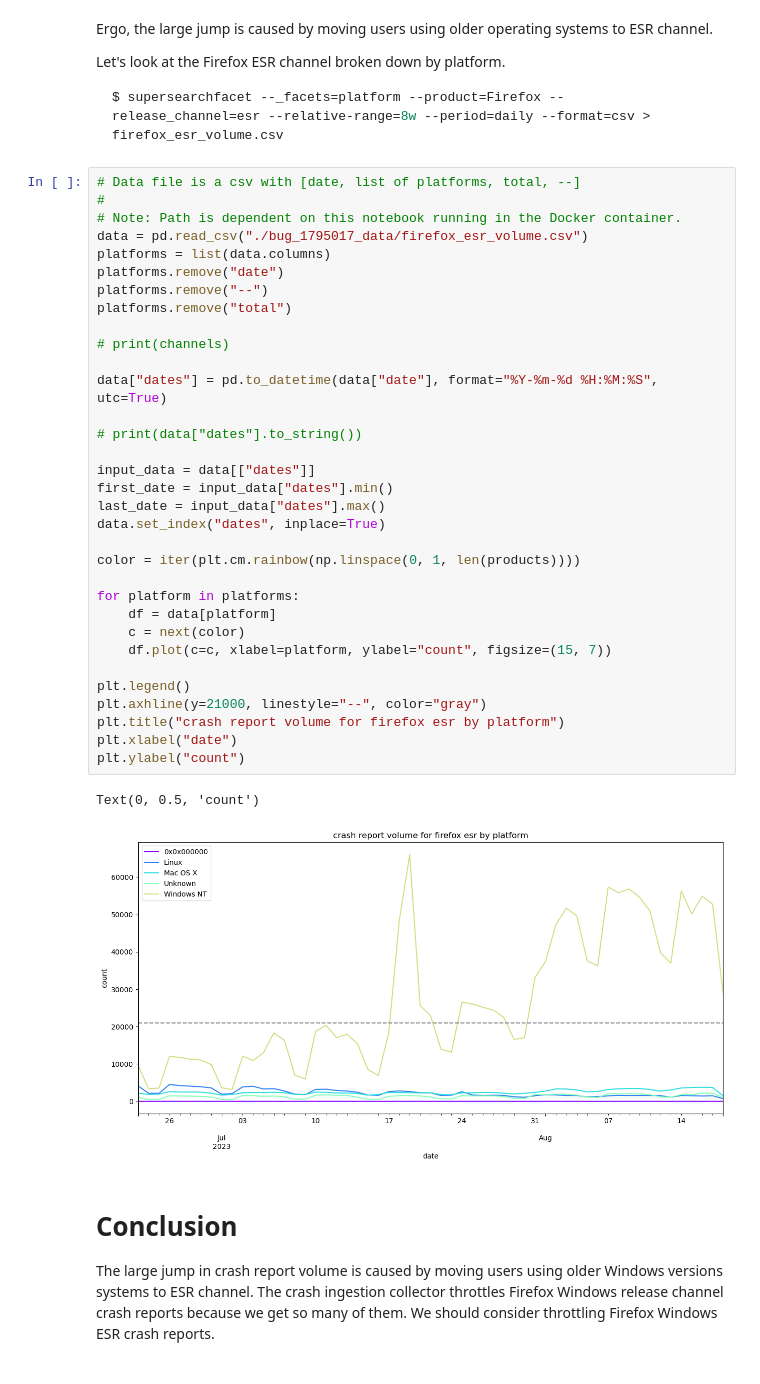
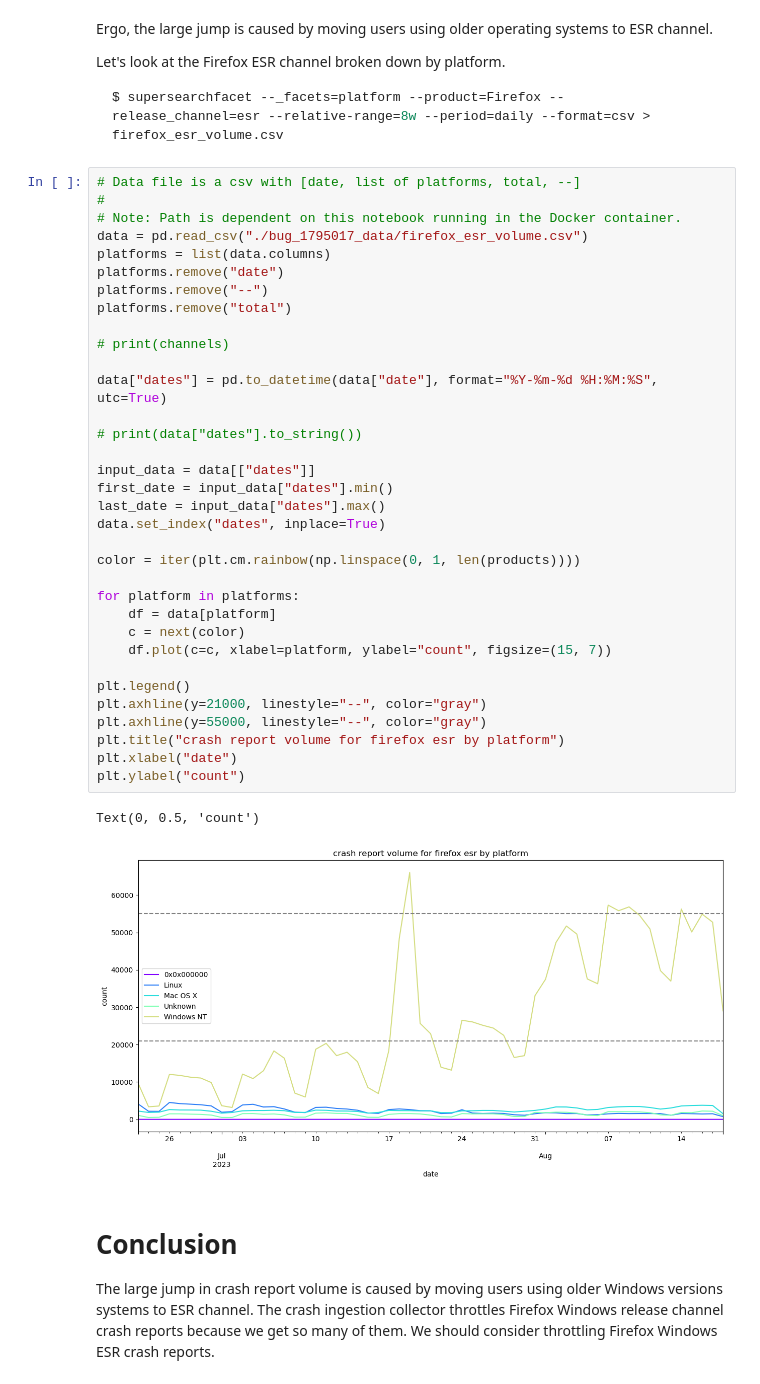
Before and after one commit to willkg/socorro-jupyter, a Jupyter notebook: notebooks/bug_1795017_volume_20230816.ipynb, the cells around one changed output. Drawn from its saved outputs; the diff is of its cells as text.

```diff
--- a/notebooks/bug_1795017_volume_20230816.ipynb
+++ b/notebooks/bug_1795017_volume_20230816.ipynb
@@ -113,34 +113,35 @@ data = pd.read_csv("./bug_1795017_data/firefox_esr_volume.csv")
 platforms = list(data.columns)
 platforms.remove("date")
 platforms.remove("--")
 platforms.remove("total")
 
 # print(channels)
 
 data["dates"] = pd.to_datetime(data["date"], format="%Y-%m-%d %H:%M:%S", utc=True)
 
 # print(data["dates"].to_string())
 
 input_data = data[["dates"]]
 first_date = input_data["dates"].min()
 last_date = input_data["dates"].max()
 data.set_index("dates", inplace=True)
 
 color = iter(plt.cm.rainbow(np.linspace(0, 1, len(products))))
 
 for platform in platforms:
     df = data[platform]
     c = next(color)
     df.plot(c=c, xlabel=platform, ylabel="count", figsize=(15, 7))
 
 plt.legend()
 plt.axhline(y=21000, linestyle="--", color="gray")
+plt.axhline(y=55000, linestyle="--", color="gray")
 plt.title("crash report volume for firefox esr by platform")
 plt.xlabel("date")
 plt.ylabel("count")
 # %% [output]
 Text(0, 0.5, 'count')
-[figure, old version]
+[figure, new version]
 # %% [markdown]
 # Conclusion
 
```
Also changed, not shown: 11 other files.
